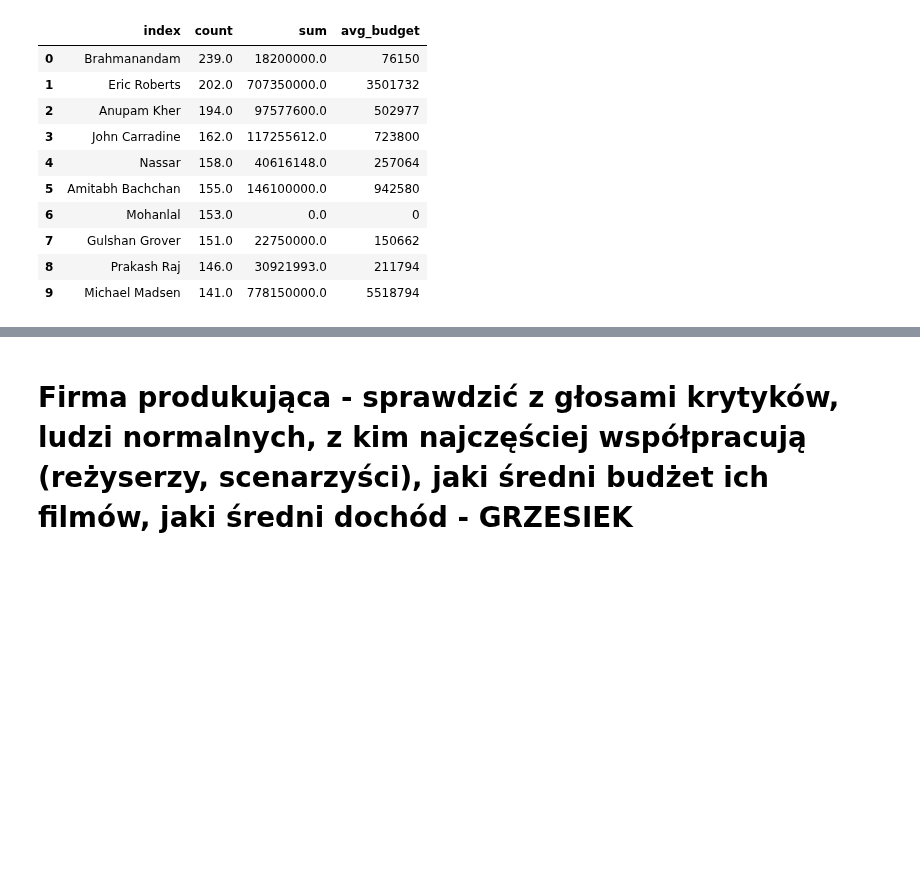
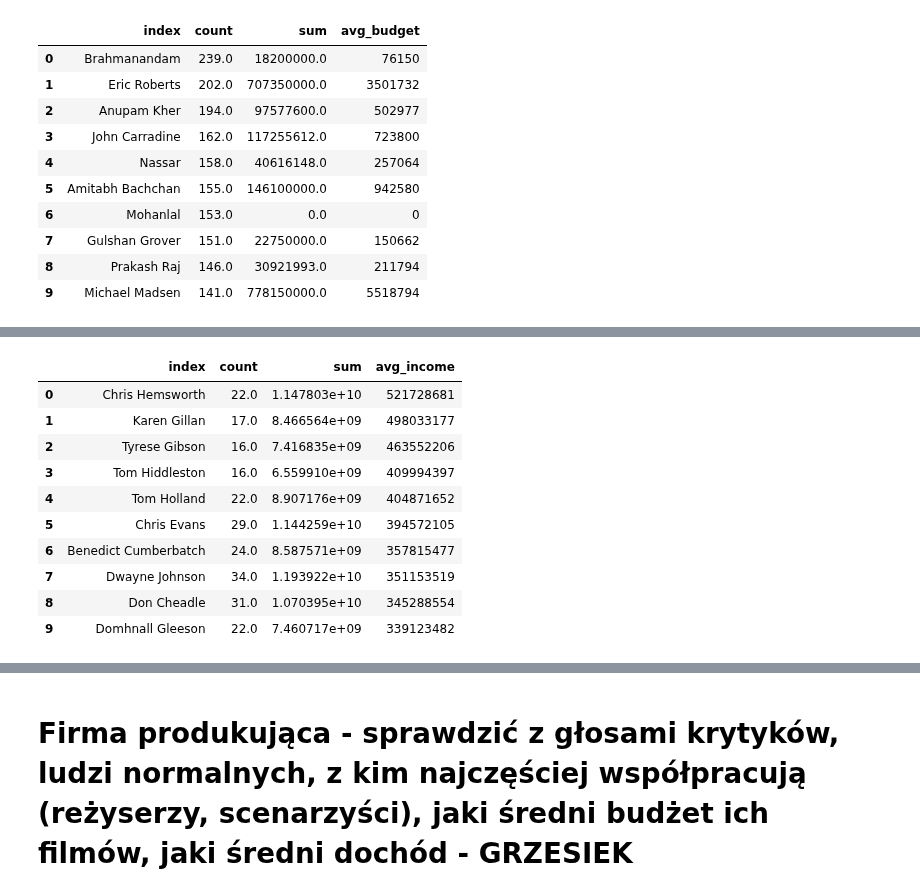
Before and after one commit to KatBotkowska/CodersCrew, a Jupyter notebook: Netflix_data.ipynb, the cells around one changed output, grey strips where cells are left out. Cells and saved outputs as stored; diff of their text form; code cells hidden in the pictures; blank space fills up the shorter version.

Commit message:
actors - income worldwide

```diff
--- a/Netflix_data.ipynb
+++ b/Netflix_data.ipynb
@@ -1264,0 +1291,11 @@ actors_all.sort_values(by='count', ascending=False).reset_index().head(10)
+# %%
+# tu usuwam spacje przed imionami we wszytskich kolumnach
+
+def remove_white_space_before(x):
+  if isinstance(x, str):
+    if x[0] == ' ':
+      x = x[1:]
+  return x
+
+for i in range(0,16):
+  imdb_movies_actors_income_worldwide_USD[i] = imdb_movies_actors_income_worldwide_USD[i].apply(remove_white_space_before)
@@ -1264,0 +1312,8 @@ actors_all.sort_values(by='count', ascending=False).reset_index().head(10)
+# %%
+actors = {}
+for i in range(0, 16):
+  actors["act_column{0}".format(i)] = imdb_movies_actors_income_worldwide_USD[[i, 'worlwide_gross_income']].groupby(i).agg(['count', 'sum'])
+  actors["act_column{0}".format(i)].columns = actors["act_column{0}".format(i)].columns.droplevel(0)
+  actors["act_column{0}".format(i)].index.name = None
+
+actors['act_column0']
@@ -1264,0 +1334,6 @@ actors_all.sort_values(by='count', ascending=False).reset_index().head(10)
+# %%
+actors_all = actors['act_column0']
+for i in range(1,16):
+  actors_all = actors_all.add(actors["act_column{0}".format(i)], fill_value=0)
+
+actors_all
@@ -1264,0 +1354,4 @@ actors_all.sort_values(by='count', ascending=False).reset_index().head(10)
+# %%
+actors_all['avg_income'] = actors_all['sum']/actors_all['count']
+actors_all['avg_income']=actors_all['avg_income'].astype(int)
+actors_all.head()
@@ -1264,0 +1365,16 @@ actors_all.sort_values(by='count', ascending=False).reset_index().head(10)
+# %%
+# Aktorzy, którzy zagrali w więcej niż 15 filmach posortowani wg średniego budżetu filmu
+
+actors_all[actors_all['count'] > 15].sort_values(by='avg_income', ascending=False).reset_index().head(10)
+# %% [output]
+|  | index | count | sum | avg_income |
+| 0 | Chris Hemsworth | 22.0 | 1.147803e+10 | 521728681 |
+| 1 | Karen Gillan | 17.0 | 8.466564e+09 | 498033177 |
+| 2 | Tyrese Gibson | 16.0 | 7.416835e+09 | 463552206 |
+| 3 | Tom Hiddleston | 16.0 | 6.559910e+09 | 409994397 |
+| 4 | Tom Holland | 22.0 | 8.907176e+09 | 404871652 |
+| 5 | Chris Evans | 29.0 | 1.144259e+10 | 394572105 |
+| 6 | Benedict Cumberbatch | 24.0 | 8.587571e+09 | 357815477 |
+| 7 | Dwayne Johnson | 34.0 | 1.193922e+10 | 351153519 |
+| 8 | Don Cheadle | 31.0 | 1.070395e+10 | 345288554 |
+| 9 | Domhnall Gleeson | 22.0 | 7.460717e+09 | 339123482 |
```
Also changed, not shown: parts of 19 cells of this notebook.
